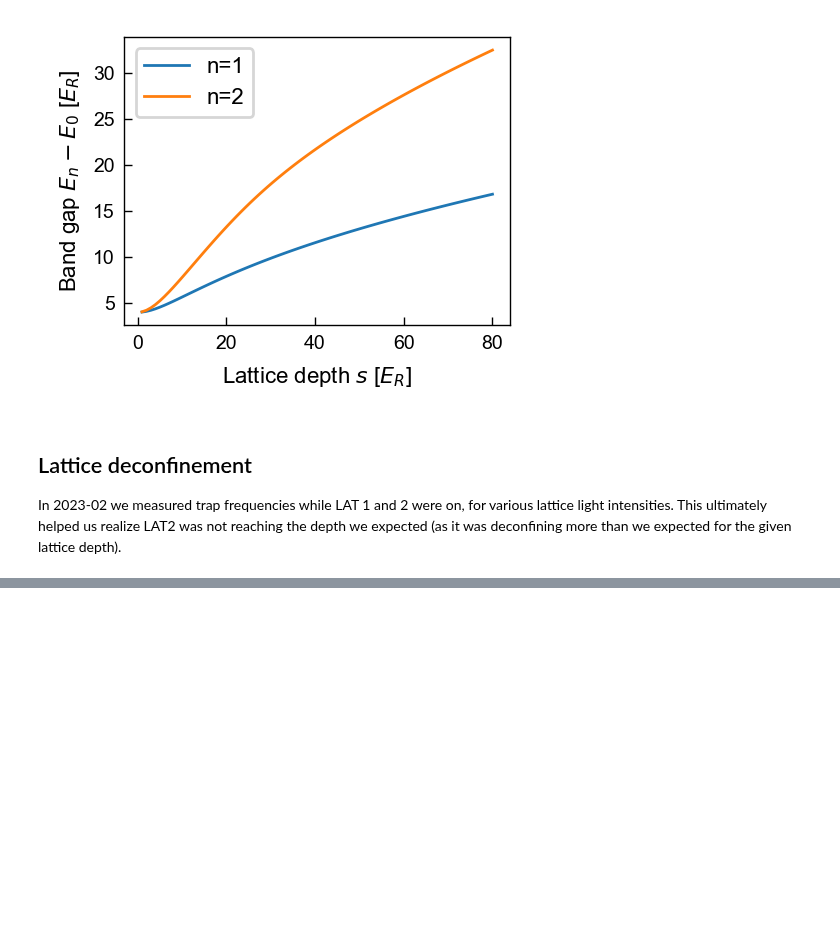
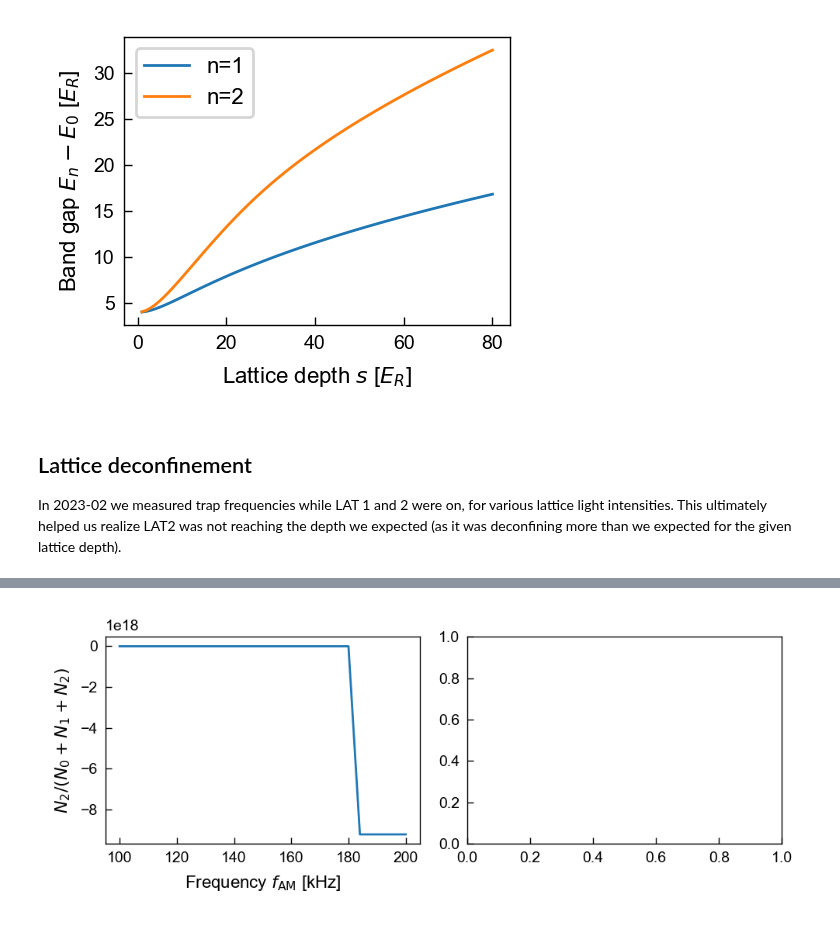
Before and after one commit to colinjdale/ChiPyLab, a Jupyter notebook: examples/plot_lattice_quantities.ipynb, the cells around one changed output, grey strips where cells are left out. Cells and saved outputs as stored; diff of their text form; code cells hidden in the pictures; blank space fills up the shorter version.

```diff
--- a/examples/plot_lattice_quantities.ipynb
+++ b/examples/plot_lattice_quantities.ipynb
@@ -199,0 +242,10 @@ plt.show()
+# %%
+data_folder = os.path.join("..", "data", "lattice")
+file_suffix = 'LAT1_AM.dat'
+files = glob(os.path.join(data_folder, '*' + file_suffix))
+
+dfs = []
+for file in files:
+    dfs.append(pd.read_table(file, delimiter=',')) # making dataframe of chosen data
+
+print(dfs[0].columns)
@@ -199,0 +260,47 @@ plt.show()
+# %%
+from scipy.optimize import curve_fit
+
+
+def lineshape(f, fmax, A):
+    y = np.zeros_like(f)
+    mask = f > fmax
+    y[mask] = A * f[mask]/fmax**2 *np.sqrt(2*np.log(fmax/f[mask]))
+    y[~mask] = 0 * f[~mask]
+    return y
+
+
+df_i = dfs[1]
+
+scan_name = 'freq'
+y_name = 'fractionBZ2'
+
+df = group_by_mean(df_i, 'freq')
+
+fig, axs = plt.subplots(1, 2, figsize=(5,2))
+
+# LAT1 AM
+ax = axs[0]
+xlabel = r'Frequency $f_\mathrm{AM}$ [kHz]'
+ylabel = r'$N_2/(N_0 + N_1 + N_2)$'
+ax.set(xlabel=xlabel, ylabel=ylabel)
+
+i = 0
+sty, color = (styles[i], colors[i])
+
+x = df[scan_name]
+y = df[y_name]
+ey = df['em_' + y_name]
+
+# popt, pcov = curve_fit(lineshape, x, y, [180, np.max(y)], sigma=ey)
+
+# ax.plot(x, y, **sty, label='')
+# ax.errorbar(x, y, ey, **sty, label='')
+ax.plot(x, lineshape(x, 180, 0.2))
+
+# ax.legend()
+
+fig.tight_layout()
+# fig.savefig("outputs/LAT1_AM_spectroscopy.pdf")
+plt.show()
+# %% [output]
+[figure, added]
```
Also changed, not shown: parts of 7 cells of this notebook, 2 other files.
